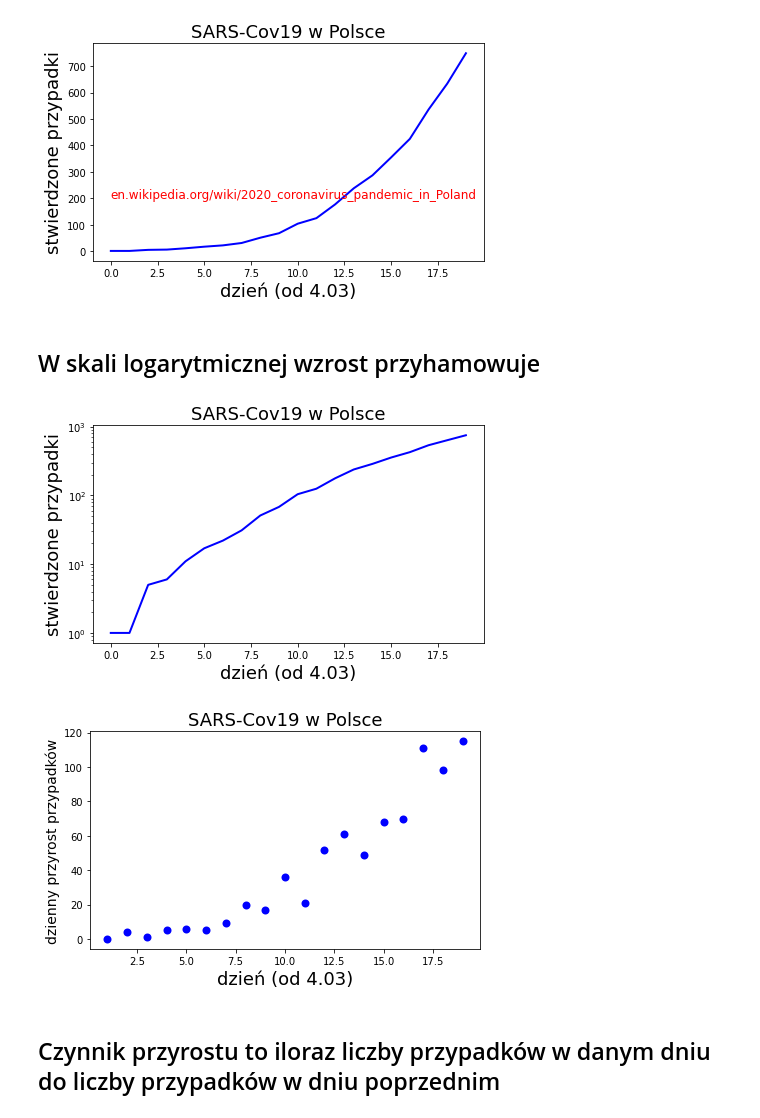
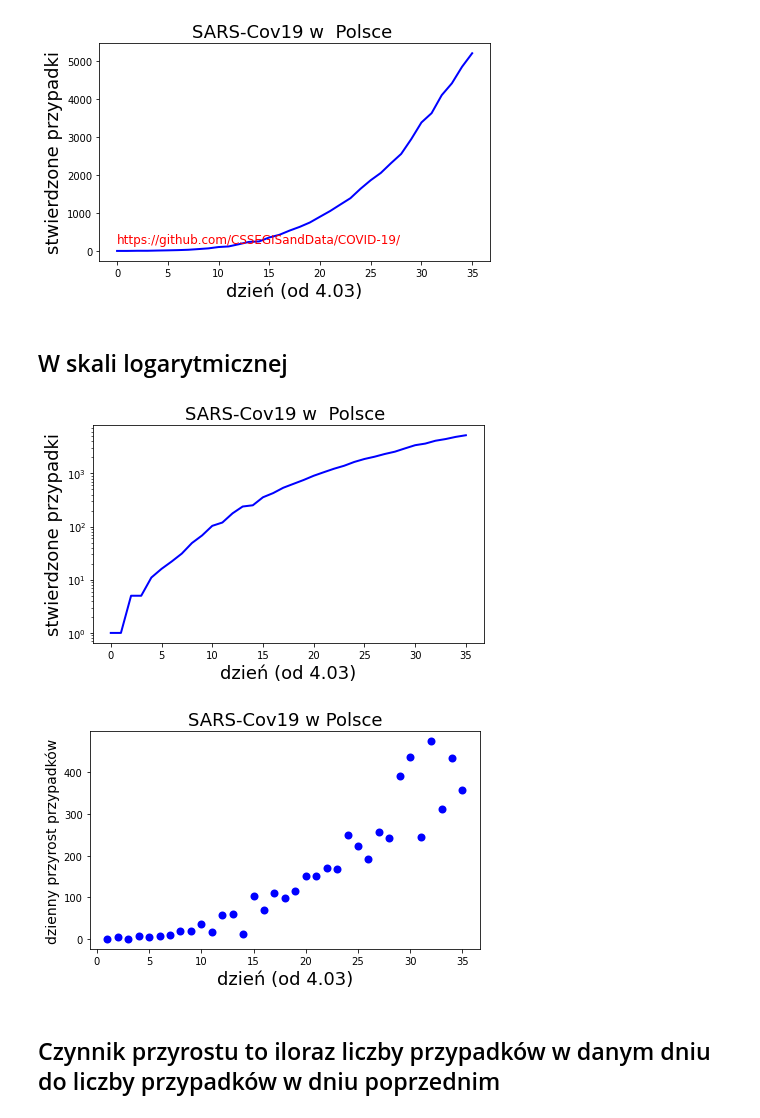
Before and after one commit to marcinwolter/MyRepo, a Jupyter notebook: cov_19.ipynb, the cells around one changed output. Cells and saved outputs as stored; diff of their text form; code cells hidden in the pictures.

```diff
--- a/cov_19.ipynb
+++ b/cov_19.ipynb
@@ -12,3 +13,3 @@ Dane z https://en.wikipedia.org/wiki/2020_coronavirus_pandemic_in_Poland
 # %%
 # PL
-pol= [1, 1, 5, 6, 11, 17, 22, 31, 51, 68, 104, 125, 177, 238, 287, 355, 425, 536, 634, 749]
+poland= [1,1,5,5,11,16,22,31,49,68,103,119,177,238,251,355,425,536,634,749,901,1051,1221,1389,1638,1862,2055,2311,2554,2946,3383,3627,4102,4413,4848,5205]
@@ -20 +21,8 @@ pol= [1, 1, 5, 6, 11, 17, 22, 31, 51, 68, 104, 125, 177, 238, 287, 355, 425, 536
+# %%
+pol =poland
+#pol = it
+text = " Polsce "
+#text = " Włoszech"
+maxplot = 2.5
+#maxplot = 1.5
 # %%
@@ -22,27 +31,27 @@ dz= [i for i in range(0,len(pol)) ]
 # %%
 fig=plt.figure(figsize=(7,4))
 plt.plot(pol, color='blue', lw=2)
 plt.xlabel('dzień (od 4.03)',fontsize=18)
 plt.ylabel('stwierdzone przypadki',fontsize=18)
-plt.title('SARS-Cov19 w Polsce',fontsize=18)
-plt.text(x=0,y=200,s='en.wikipedia.org/wiki/2020_coronavirus_pandemic_in_Poland',fontsize=12, color='red')
+plt.title('SARS-Cov19 w '+text,fontsize=18)
+plt.text(x=0,y=200,s='https://github.com/CSSEGISandData/COVID-19/',fontsize=12, color='red')
 plt.show()
 fig.savefig("raw.jpg",bbox_inches="tight");
 # %% [output]
-[figure, old version]
+[figure, new version]
 # %% [markdown]
-## W skali logarytmicznej wzrost przyhamowuje
+## W skali logarytmicznej
 # %%
 fig=plt.figure(figsize=(7,4))
 plt.plot(pol, color='blue', lw=2)
 plt.yscale('log')
 plt.xlabel('dzień (od 4.03)',fontsize=18)
 plt.ylabel('stwierdzone przypadki',fontsize=18)
-plt.title('SARS-Cov19 w Polsce',fontsize=18)
+plt.title('SARS-Cov19 w '+text,fontsize=18)
 plt.show()
 fig.savefig("log.jpg",bbox_inches="tight");
 # %% [output]
-[figure, old version]
+[figure, new version]
 # %%
 dpol=[pol[i+1]-pol[i] for i in range(0,len(pol)-1) ]
 day= [i+1 for i in range(0,len(pol)-1) ]
@@ -55,7 +64,7 @@ plt.title('SARS-Cov19 w Polsce',fontsize=18)
 plt.show()
 fig.savefig("przyrost.jpg",bbox_inches="tight");
 # %% [output]
-[figure, old version]
+[figure, new version]
 # %% [markdown]
 ## Czynnik przyrostu to iloraz liczby przypadków w danym dniu do liczby przypadków w dniu poprzednim
 # %%
```
Also changed, not shown: parts of 15 cells of this notebook.
